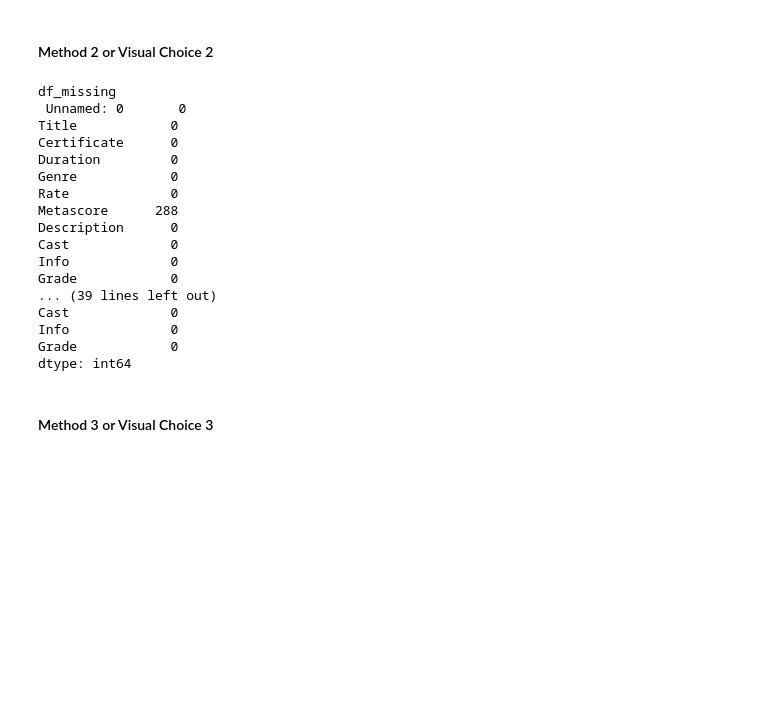
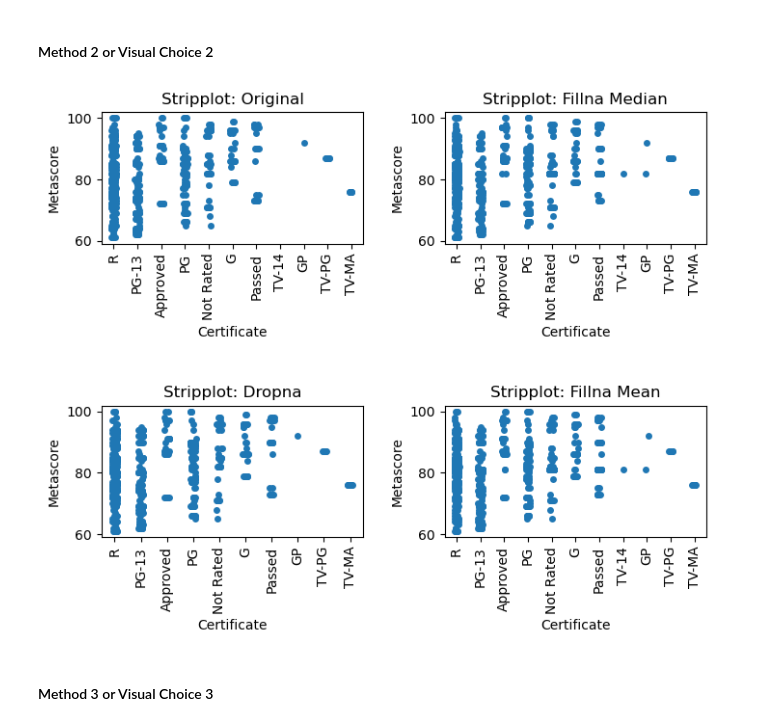
Before and after one commit to likeawednesday/TechCamp_DataViz, a Jupyter notebook: movie_ratings_SOLUTIONS.ipynb, the cells around one changed output. Cells and saved outputs as stored; diff of their text form; code cells hidden in the pictures; blank space fills up the shorter version.

```diff
--- a/movie_ratings_SOLUTIONS.ipynb
+++ b/movie_ratings_SOLUTIONS.ipynb
@@ -400,29 +497,26 @@ We can clearly see here that the choices we make when handling - or not handling
 # %% [markdown]
 #### Method 2 or Visual Choice 2
 # %%
-# scatterplot
-# is there a relationship between certificate and metascore?
+# stripplot - shows distributions of categorical data
 
-# check status of dfs
-print('df_missing\n', df_missing.isna().sum())
-print('\ndf_mean\n', df_mean.isna().sum())
-print('\ndf_median\n', df_median.isna().sum())
-print('\ndf_mode\n', df_mode.isna().sum())
+# set subplots
+f, ((ax1, ax2), (ax3, ax4)) = plt.subplots(2, 2, figsize=(7, 5), sharex = False)
+# adjust spacing between subplots (w_pad for width between plots, h_pad for vertical between plots)
+f.tight_layout(w_pad = 3, h_pad = 10)
+
+sns.stripplot(data = df, x = 'Certificate', y = 'Metascore', jitter = True, ax = ax1).set_title('Stripplot: Original')
+sns.stripplot(data = df_median, x = 'Certificate', y = 'Metascore', jitter = True, ax = ax2).set_title('Stripplot: Fillna Median')
+sns.stripplot(data = df_drop, x = 'Certificate', y = 'Metascore', jitter = True, ax = ax3).set_title('Stripplot: Dropna')
+sns.stripplot(data = df_mean, x = 'Certificate', y = 'Metascore', jitter = True, ax = ax4).set_title('Stripplot: Fillna Mean')
+
+# rotate x-axis tick marks for better visibility
+# we cannot use plt.xticks (rotation = []) because of how we have these set up
+# were you to show each figure in a different cell, you could use plt.xticks
+ax1.tick_params(axis = 'x', labelrotation = 90)
+ax2.tick_params(axis = 'x', labelrotation = 90)
+ax3.tick_params(axis = 'x', labelrotation = 90)
+ax4.tick_params(axis = 'x', labelrotation = 90)
+
+plt.show()
 # %% [output]
-df_missing
- Unnamed: 0       0
-Title            0
-Certificate      0
-Duration         0
-Genre            0
-Rate             0
-Metascore      288
-Description      0
-Cast             0
-Info             0
-Grade            0
-... (39 lines left out)
-Cast             0
-Info             0
-Grade            0
-dtype: int64
+[figure, added]
```
Also changed, not shown: parts of 16 cells of this notebook.
